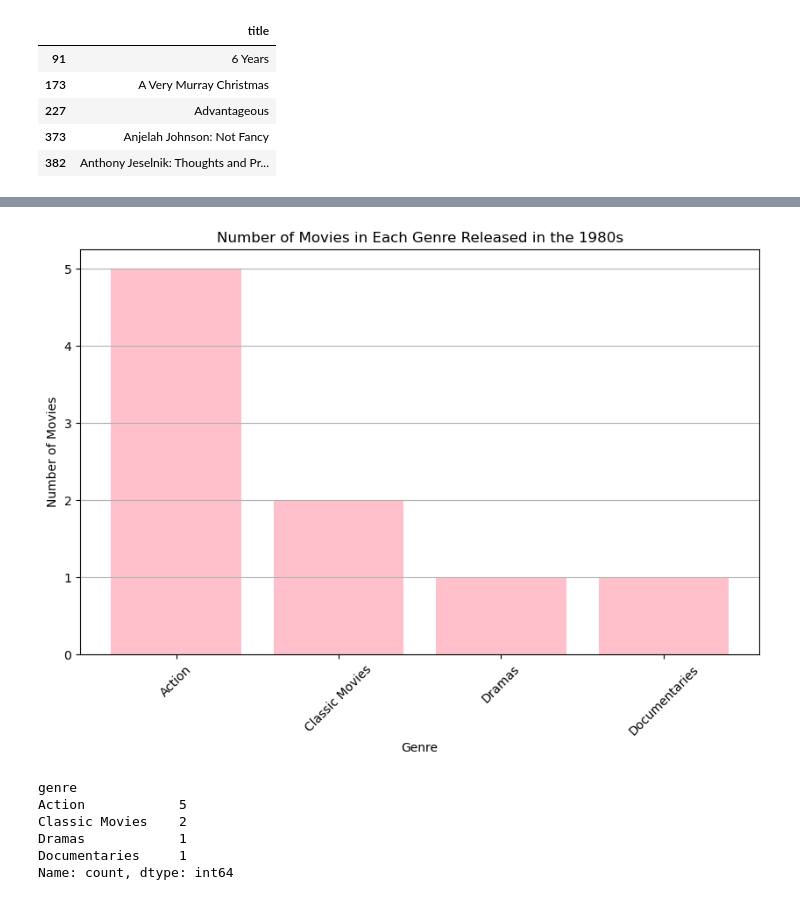
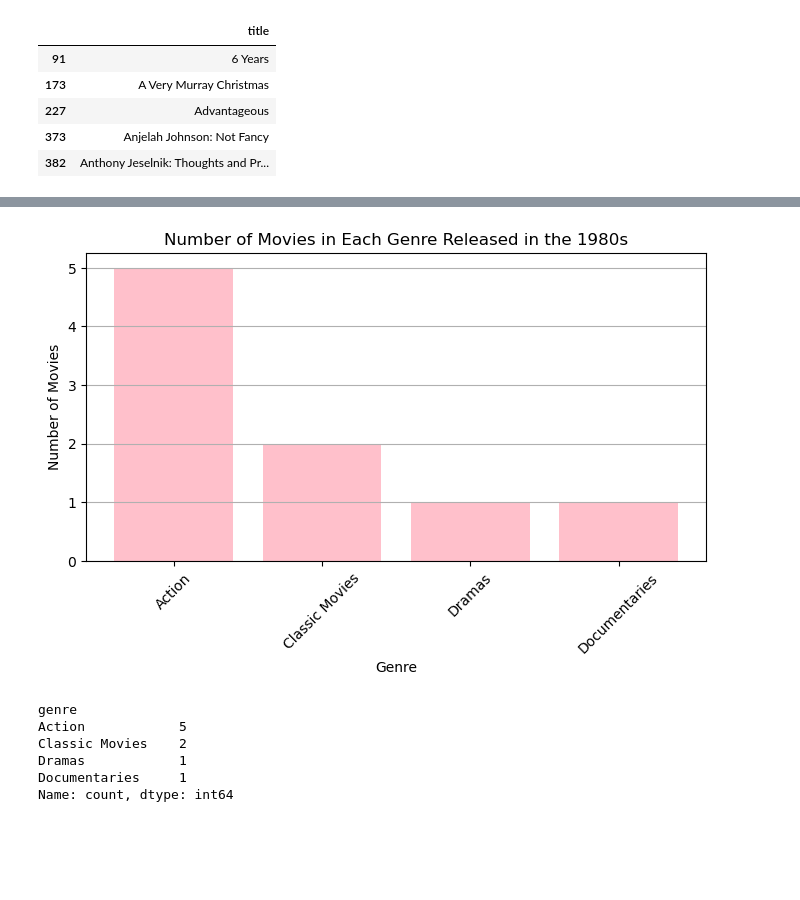
Before and after one commit to yoon-thiri04/NetFlixplorer, a Jupyter notebook: Netflix_movie.ipynb, the cells around one changed output, grey strips where cells are left out. Drawn from its saved outputs; the diff is of its cells as text; code cells hidden in the pictures; blank space fills up the shorter version.

```diff
--- a/Netflix_movie.ipynb
+++ b/Netflix_movie.ipynb
@@ -170,18 +156,18 @@ average_durations
 # %%
 movies_released_1980=netflix_df[netflix_df['release_year']==1980]
 genre_count_1980=movies_released_1980['genre'].value_counts()
 
-plt.figure(figsize=(10,6))
+plt.figure(figsize=(8,4))
 plt.bar(genre_count_1980.index,genre_count_1980.values,color='pink')
 plt.xlabel('Genre')
 plt.ylabel('Number of Movies')
 plt.title('Number of Movies in Each Genre Released in the 1980s')
 plt.xticks(rotation=45)
 plt.grid(axis='y')
 plt.show()
-genre_count_1980
+print(genre_count_1980)
 # %% [output]
-[figure, old version]
+[figure, new version]
 genre
 Action            5
 Classic Movies    2
```
Also changed, not shown: parts of 10 cells of this notebook.
